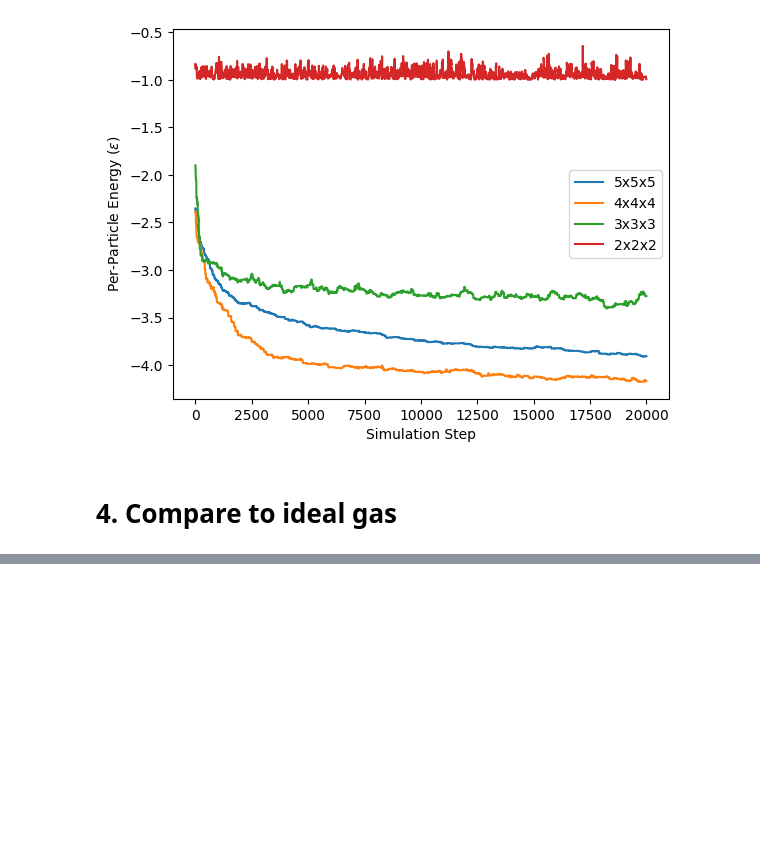
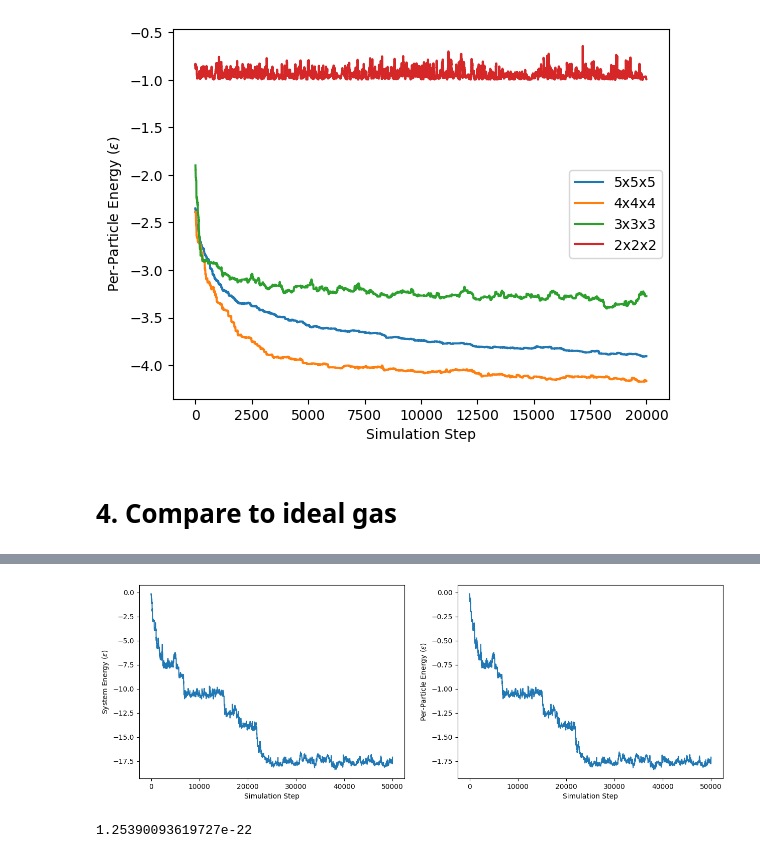
Before and after one commit to djbell01/563-DawsonBell, a Jupyter notebook: MC_Project.ipynb, the cells around one changed output, grey strips where cells are left out. Saved outputs shown, nothing was run; the diff lists cells and outputs as text; code cells hidden in the pictures; blank space fills up the shorter version.

```diff
--- a/MC_Project.ipynb
+++ b/MC_Project.ipynb
@@ -182,0 +251,18 @@ plt.legend()
+# %%
+# Show whether the heat capacity of this system is different from that of an ideal gas (C_v = 3/2*R)
+
+calc_hc = Dynamics(10,10,1,50000,0.1)
+calc_hc.run_dynamics()
+calc_hc.plot_energy()
+# %% [output]
+[figure, added]
+# %%
+eq_potential = np.array(calc_hc.energies[25000:])
+eq_pot_square = eq_potential**2
+k_B = 1.380649E-23 # J/K
+
+reduced_heat_capacity = (np.mean(eq_pot_square) - (np.mean(eq_potential))**2)/(0.1**2)
+heat_capacity = reduced_heat_capacity*k_B
+print(heat_capacity)
+# %% [output]
+1.25390093619727e-22
```
Also changed, not shown: parts of 3 cells of this notebook.
